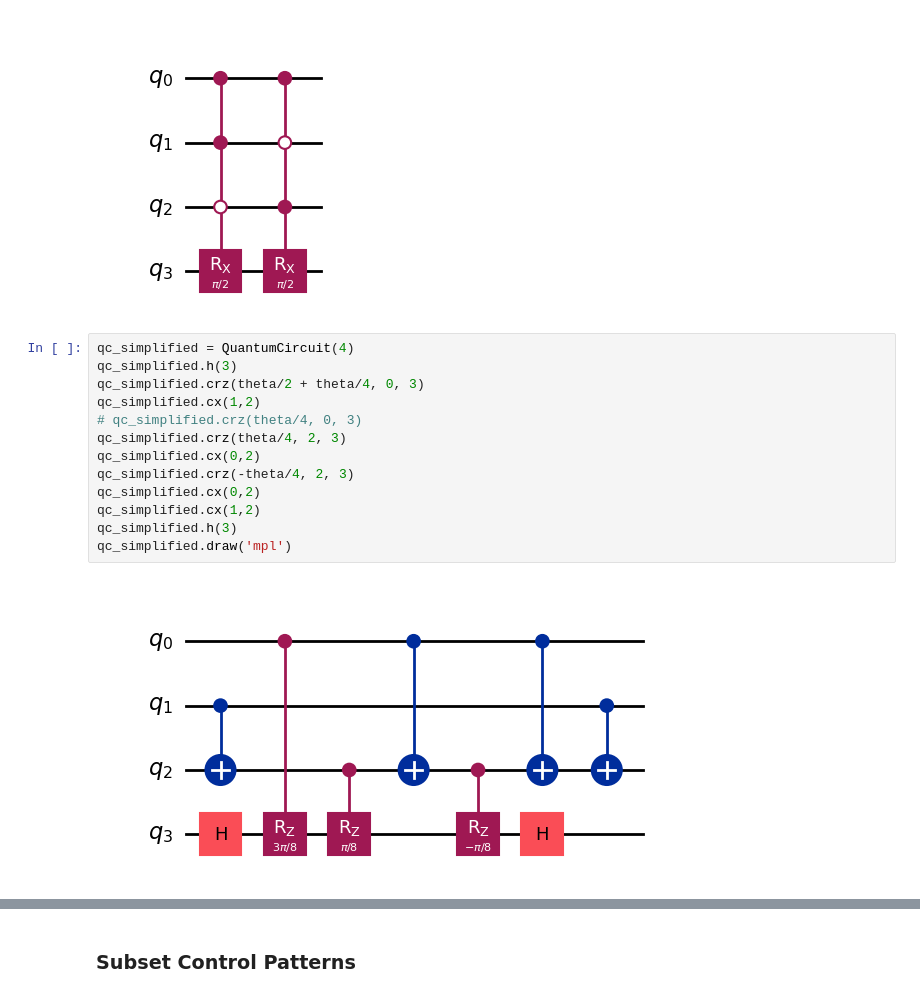
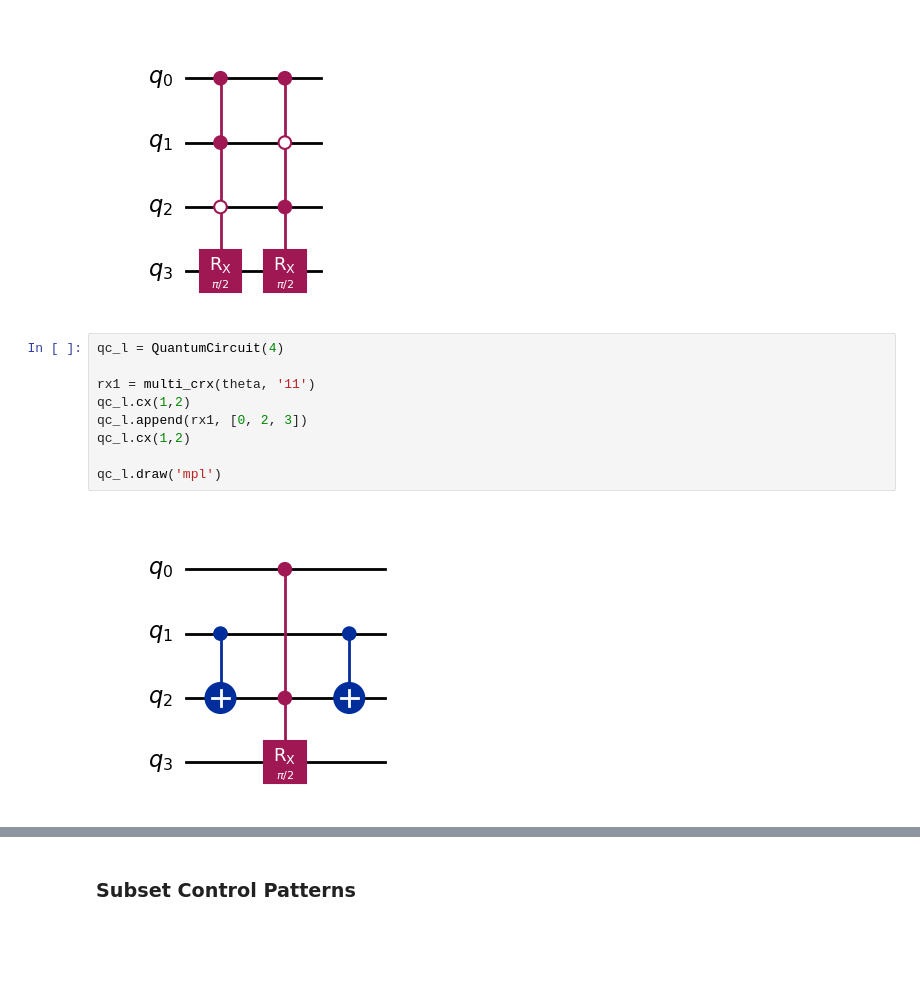
Before and after one commit to Mostafa-Atallah2020/ctqw-matching-decomp, a Jupyter notebook: examples/control reductions.ipynb, the cells around one changed output, grey strips where cells are left out. Saved outputs shown, nothing was run; the diff lists cells and outputs as text; blank space fills up the shorter version.

```diff
--- a/examples/control reductions.ipynb
+++ b/examples/control reductions.ipynb
@@ -112,19 +154,15 @@ qc.draw('mpl')
 # %% [output]
 [figure]
 # %%
-qc_simplified = QuantumCircuit(4)
-qc_simplified.h(3)
-qc_simplified.crz(theta/2 + theta/4, 0, 3)
-qc_simplified.cx(1,2)
-# qc_simplified.crz(theta/4, 0, 3)
-qc_simplified.crz(theta/4, 2, 3)
-qc_simplified.cx(0,2)
-qc_simplified.crz(-theta/4, 2, 3)
-qc_simplified.cx(0,2)
-qc_simplified.cx(1,2)
-qc_simplified.h(3)
-qc_simplified.draw('mpl')
+qc_l = QuantumCircuit(4)
+
+rx1 = multi_crx(theta, '11')
+qc_l.cx(1,2)
+qc_l.append(rx1, [0, 2, 3])
+qc_l.cx(1,2)
+
+qc_l.draw('mpl')
 # %% [output]
-[figure, old version]
+[figure, new version]
 # %%
 state1 = get_state(qc)
```
Also changed, not shown: parts of 36 cells of this notebook, 1 other file.
